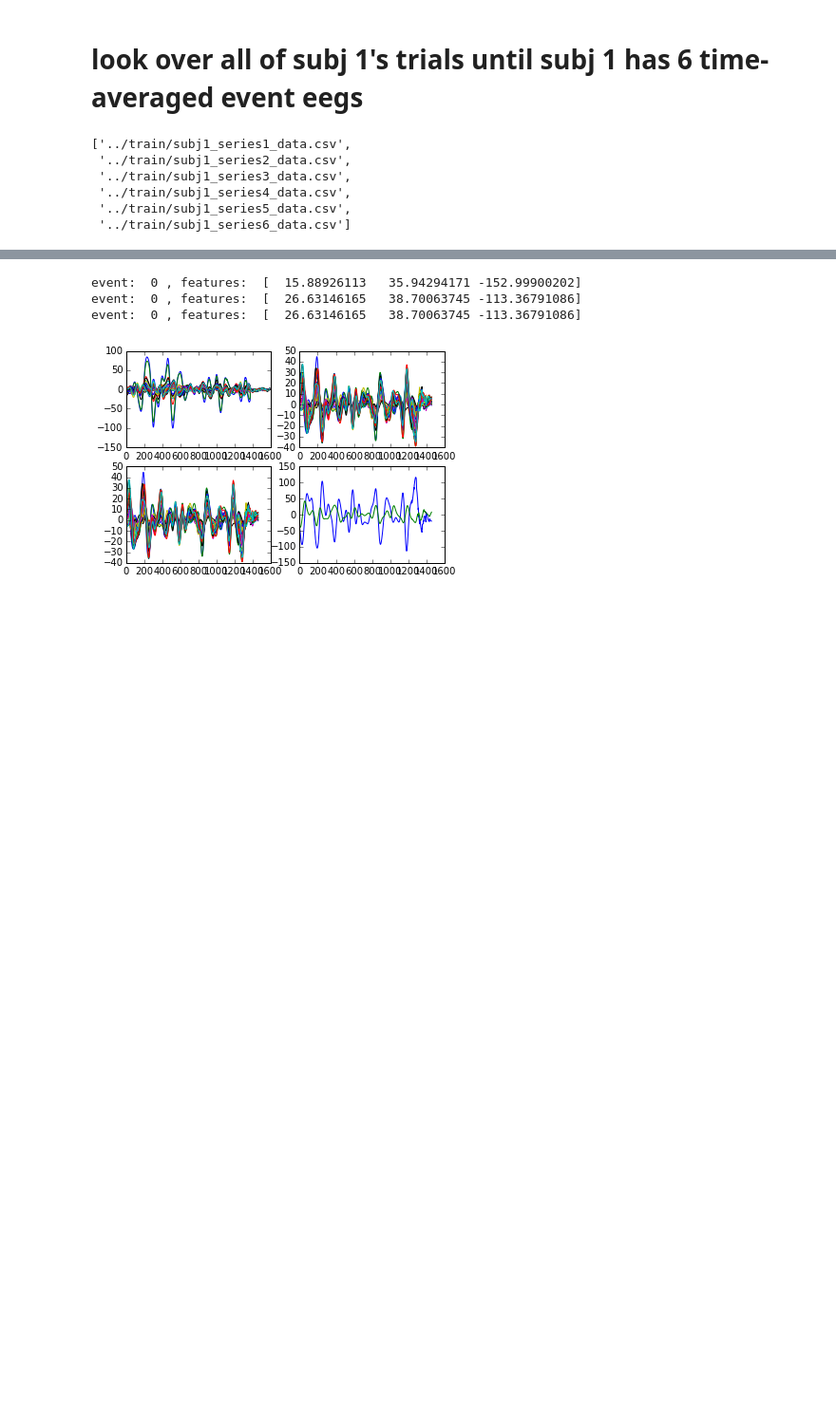
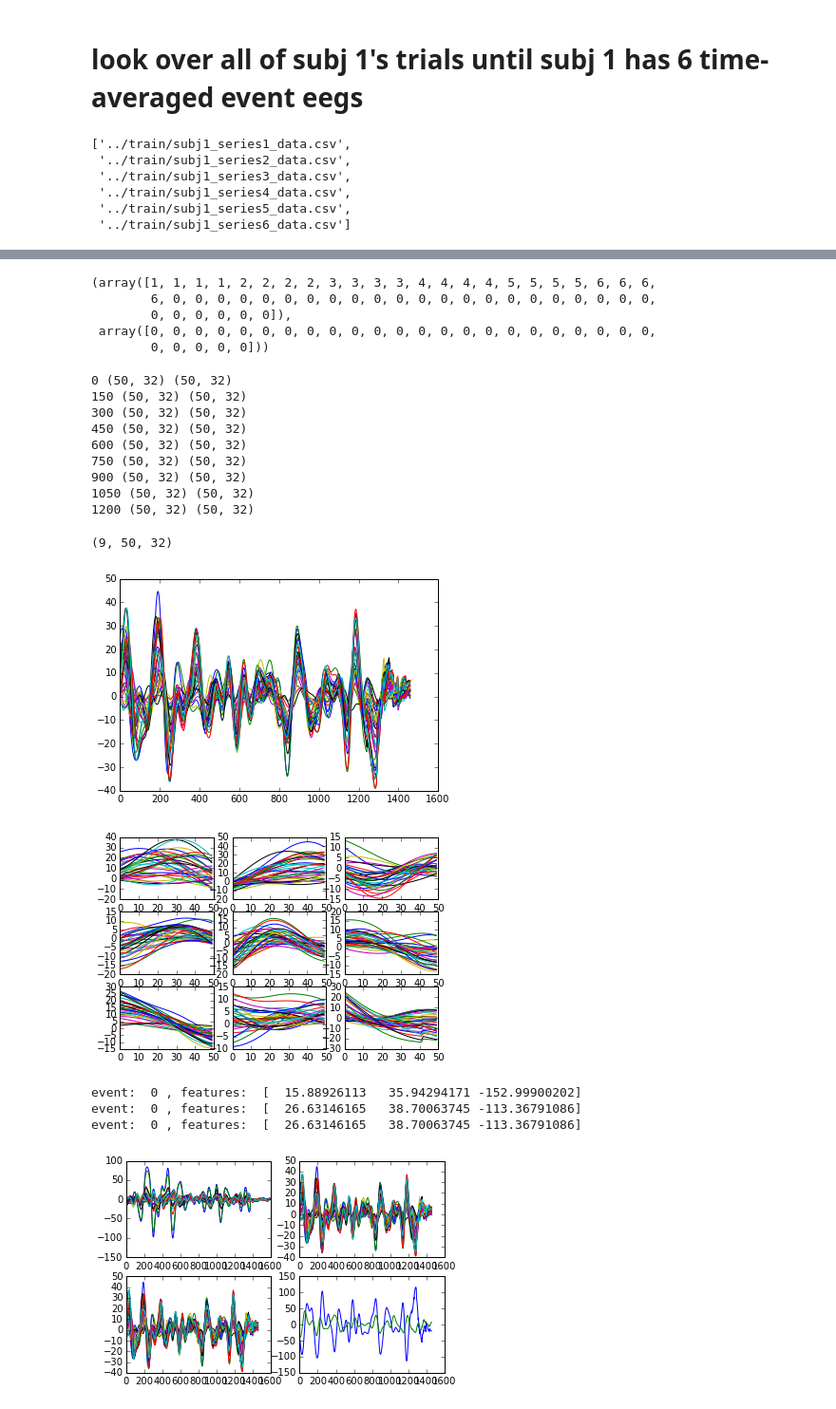
Before and after one commit to kaylanb/IndominusRex, a Jupyter notebook: code/process.ipynb, the cells around one changed output, grey strips where cells are left out. Shown at 95% size. Cells and saved outputs as stored; diff of their text form; code cells hidden in the pictures; blank space fills up the shorter version.

Commit message:
extracting target and non target (noise) features for all series, still in process of debugging

```diff
--- a/code/process.ipynb
+++ b/code/process.ipynb
@@ -196,10 +140,0 @@ data_tbl.values[100:149,:].shape
-# %%
-#total feature vector array for ALL series
-shape= (N_features,4*6*events_tbl.keys().shape[0]) #n features X 4 buckets* n series X 6 targ events
-target_features= n.zeros(shape)
-target_event_types= n.zeros(4*6*events_tbl.keys().shape[0])
-for cnt,dfile in enumerate(datafiles[:6]):
-    ntarget_feats= 4*events_tbl.keys().shape[0]
-    a= cnt*ntarget_feats
-    b= (cnt+1)*ntarget_feats
-    (target_event_types[a:b],target_features[:,a:b]= Target_features_for_series(dfile,i_beg)
@@ -354,3 +370,39 @@ def TEST_noise_features_for_series(dfile,i_beg,i_end):
+# %%
+a=n.concatenate( (t_feats,n_feats),axis=1)
+b=n.concatenate( (t_events,n_events),axis=1)
+# %% [output]
+(array([1, 1, 1, 1, 2, 2, 2, 2, 3, 3, 3, 3, 4, 4, 4, 4, 5, 5, 5, 5, 6, 6, 6,
+        6, 0, 0, 0, 0, 0, 0, 0, 0, 0, 0, 0, 0, 0, 0, 0, 0, 0, 0, 0, 0, 0, 0,
+        0, 0, 0, 0, 0, 0]),
+ array([0, 0, 0, 0, 0, 0, 0, 0, 0, 0, 0, 0, 0, 0, 0, 0, 0, 0, 0, 0, 0, 0, 0,
+        0, 0, 0, 0, 0]))
+# %%
+# nbins= n.floor(noise['2'].shape[0]/150.).astype(int)
+# n.arange(150)[::50]
+
+
+new=every_3rd_50pt_window(noise['2'])
+# new.shape
+fig,axis=plt.subplots()
+axis.plot(noise['2'])
+fig,axis=plt.subplots(3,3)
+ax=axis.flatten()
+for i in range(9):
+    ax[i].plot(new[i,:,:])
+new.shape
+# %% [output]
+0 (50, 32) (50, 32)
+150 (50, 32) (50, 32)
+300 (50, 32) (50, 32)
+450 (50, 32) (50, 32)
+600 (50, 32) (50, 32)
+750 (50, 32) (50, 32)
+900 (50, 32) (50, 32)
+1050 (50, 32) (50, 32)
+1200 (50, 32) (50, 32)
+(9, 50, 32)
+[figure, added]
+[figure, added]
 # %%
 TEST_noise_features_for_series(dfile,i_beg,i_end)
 # %% [output]
```
Also changed, not shown: parts of 10 cells of this notebook.
